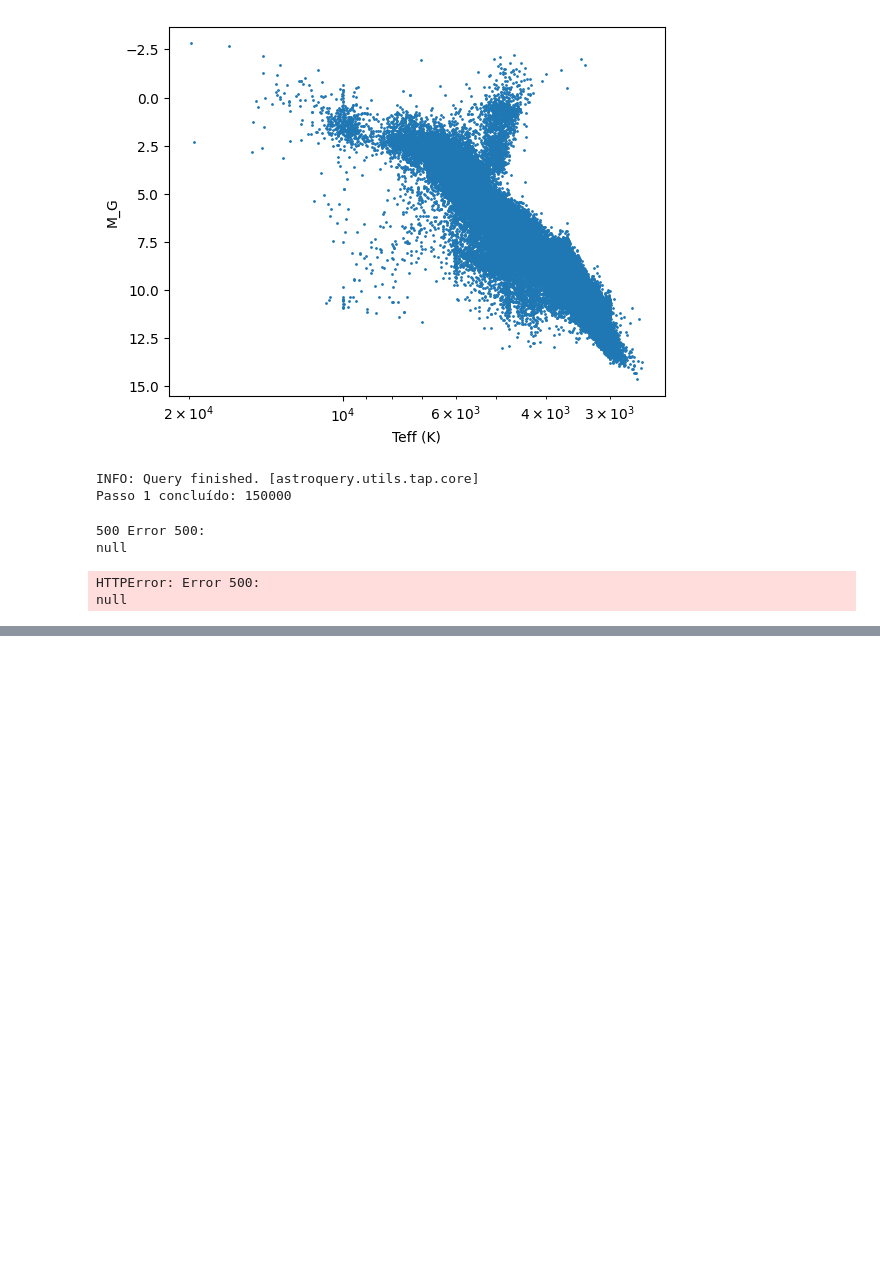
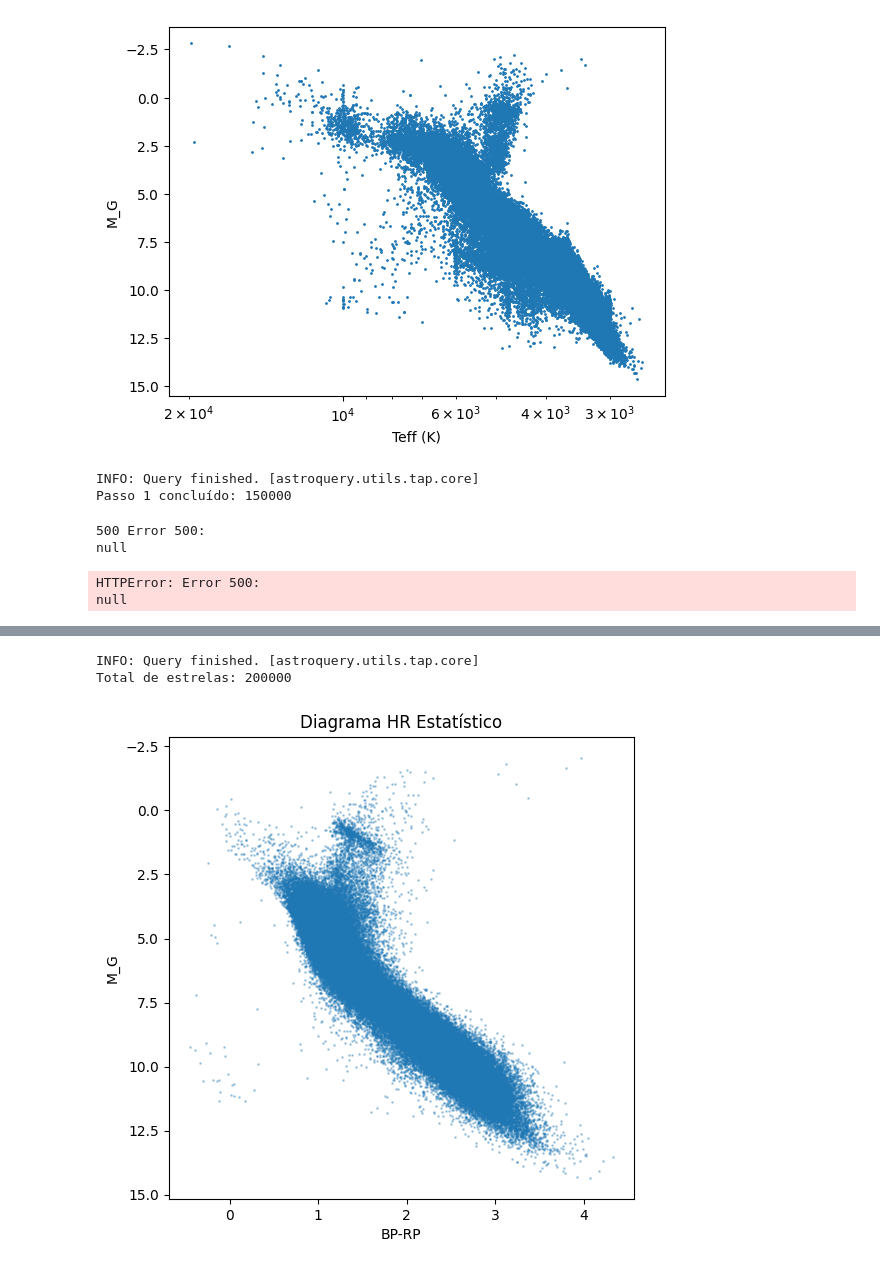
Before and after one commit to marceloavlopes/Diagrama-HR-e-Clustering, a Jupyter notebook: Diagrama_HR_clustering.ipynb, the cells around one changed output, grey strips where cells are left out. Cells and saved outputs as stored; diff of their text form; code cells hidden in the pictures; blank space fills up the shorter version.

```diff
--- a/Diagrama_HR_clustering.ipynb
+++ b/Diagrama_HR_clustering.ipynb
@@ -738,3 +717,48 @@ plt.ylabel("log(L / L☉)")
 plt.title("Diagrama HR Físico")
 
 plt.show()
+# %%
+query = """ SELECT TOP 300000
+    source_id,
+    parallax,
+    parallax_over_error,
+    phot_g_mean_mag,
+    bp_rp,
+    teff_gspphot,
+    logg_gspphot
+FROM gaiadr3.gaia_source
+WHERE
+    parallax > 1
+    AND parallax_over_error > 5
+    AND teff_gspphot IS NOT NULL
+    AND logg_gspphot IS NOT NULL
+"""
+# %%
+job = Gaia.launch_job_async(query)
+df = job.get_results().to_pandas()
+
+print("Total de estrelas:", len(df))
+# %% [output]
+INFO: Query finished. [astroquery.utils.tap.core]
+Total de estrelas: 200000
+# %%
+df["distance_pc"] = 1000 / df["parallax"]
+df["M_G"] = df["phot_g_mean_mag"] - 5*np.log10(df["distance_pc"]) + 5
+M_sun = 4.67
+df["logL"] = -0.4 * (df["M_G"] - M_sun)
+# %%
+plt.figure(figsize=(6,6))
+
+plt.scatter(df["bp_rp"],
+            df["M_G"],
+            s=1, alpha=0.3)
+
+plt.gca().invert_yaxis()
+
+plt.xlabel("BP-RP")
+plt.ylabel("M_G")
+plt.title("Diagrama HR Estatístico")
+
+plt.show()
+# %% [output]
+[figure, added]
```
Also changed, not shown: parts of 12 cells of this notebook.
